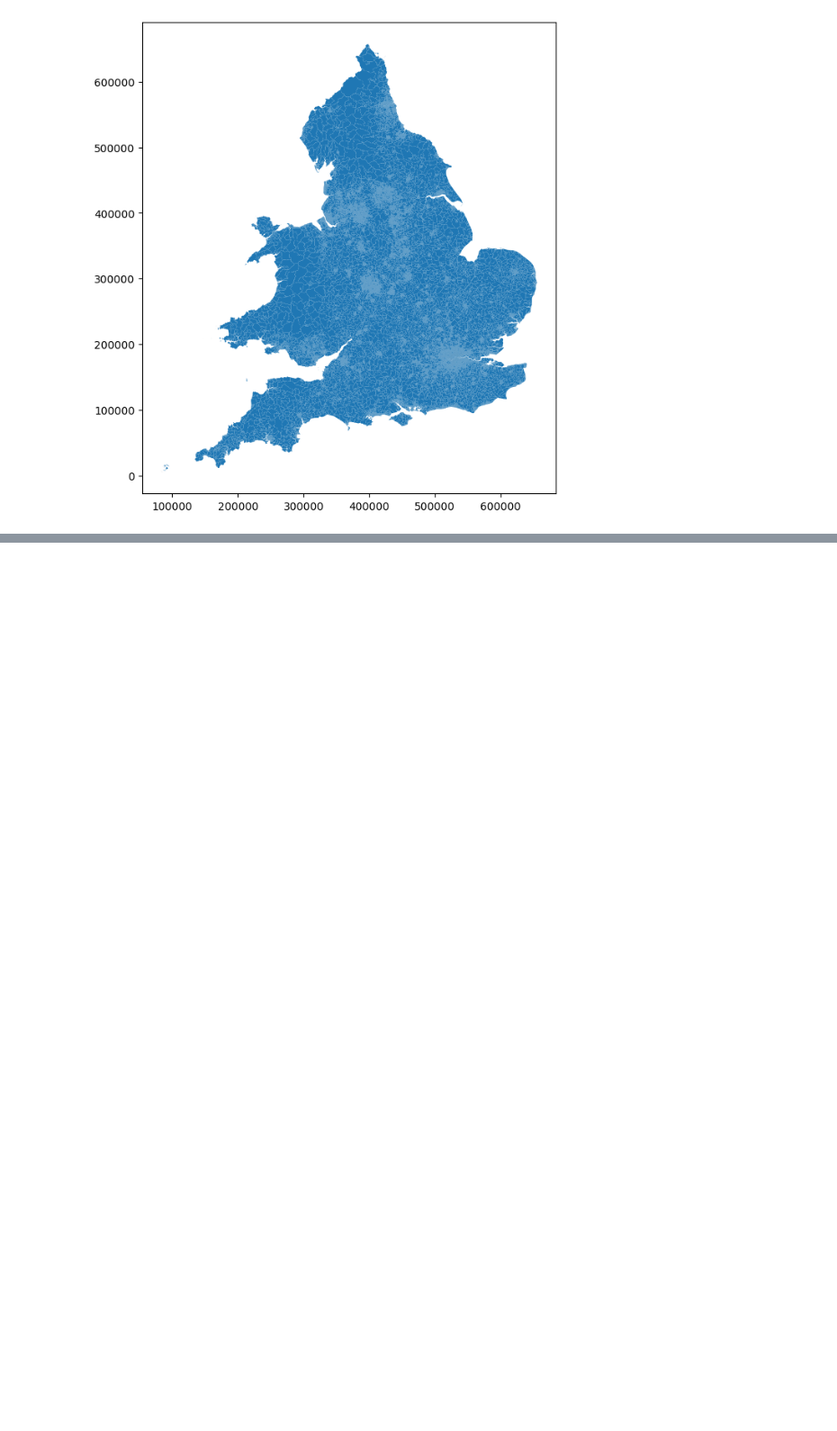
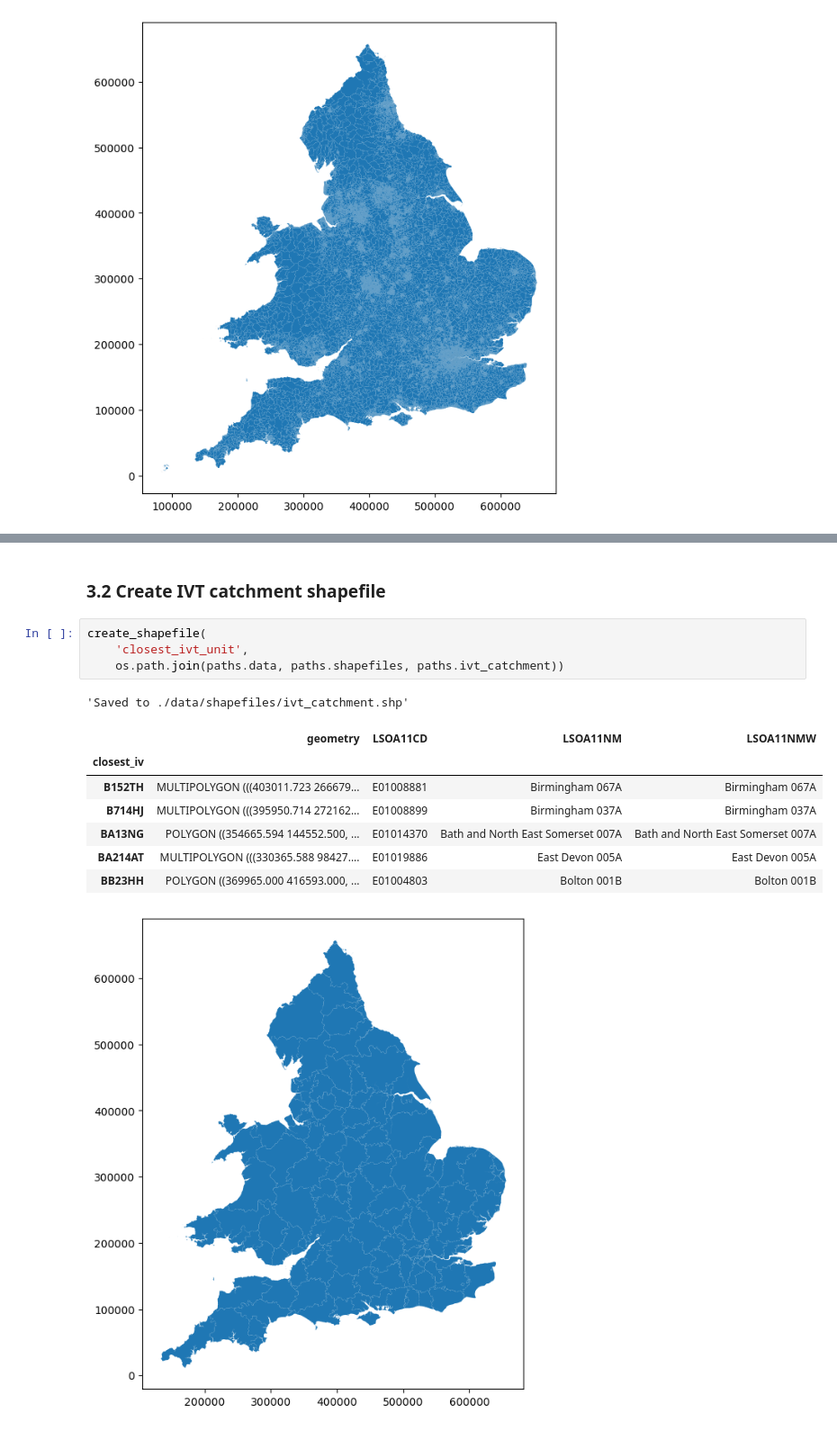
Before and after one commit to samuel-book/stroke_unit_demographics, a Jupyter notebook: 02_create_ivt_catchment_shapefile.ipynb, the cells around one changed output, grey strips where cells are left out. Shown: that part at 90% size. Drawn from its saved outputs; the diff is of its cells as text; blank space fills up the shorter version.

```diff
--- a/02_create_ivt_catchment_shapefile.ipynb
+++ b/02_create_ivt_catchment_shapefile.ipynb
@@ -114,0 +119,16 @@ gdf_ivt_catchment.plot(figsize=(8,8));
+# %% [markdown]
+### 3.2 Create IVT catchment shapefile
+# %%
+create_shapefile(
+    'closest_ivt_unit',
+    os.path.join(paths.data, paths.shapefiles, paths.ivt_catchment))
+# %% [output]
+'Saved to ./data/shapefiles/ivt_catchment.shp'
+|  | geometry | LSOA11CD | LSOA11NM | LSOA11NMW |
+| closest_iv |  |  |  |  |
+| B152TH | MULTIPOLYGON (((403011.723 266679... | E01008881 | Birmingham 067A | Birmingham 067A |
+| B714HJ | MULTIPOLYGON (((395950.714 272162... | E01008899 | Birmingham 037A | Birmingham 037A |
+| BA13NG | POLYGON ((354665.594 144552.500, ... | E01014370 | Bath and North East Somerset 007A | Bath and North East Somerset 007A |
+| BA214AT | MULTIPOLYGON (((330365.588 98427.... | E01019886 | East Devon 005A | East Devon 005A |
+| BB23HH | POLYGON ((369965.000 416593.000, ... | E01004803 | Bolton 001B | Bolton 001B |
+[figure, added]
```
Also changed, not shown: parts of 15 cells of this notebook, 2 other files.
